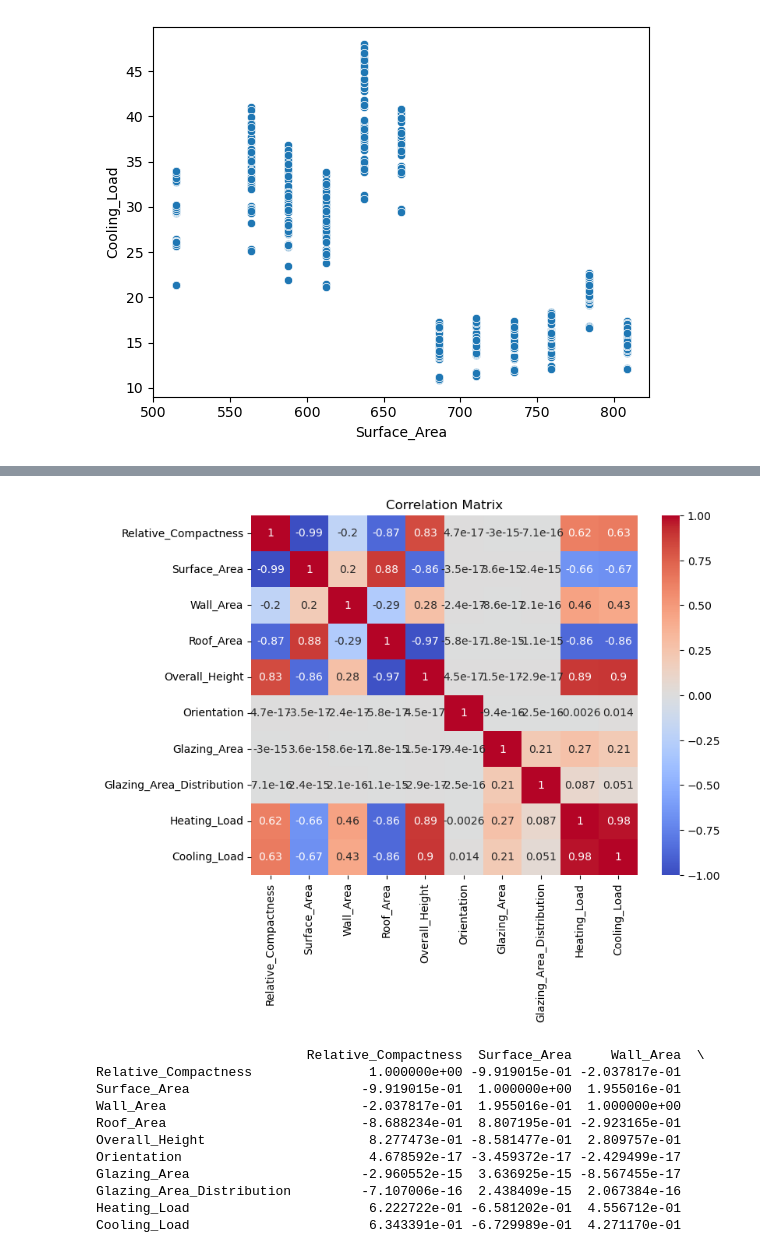
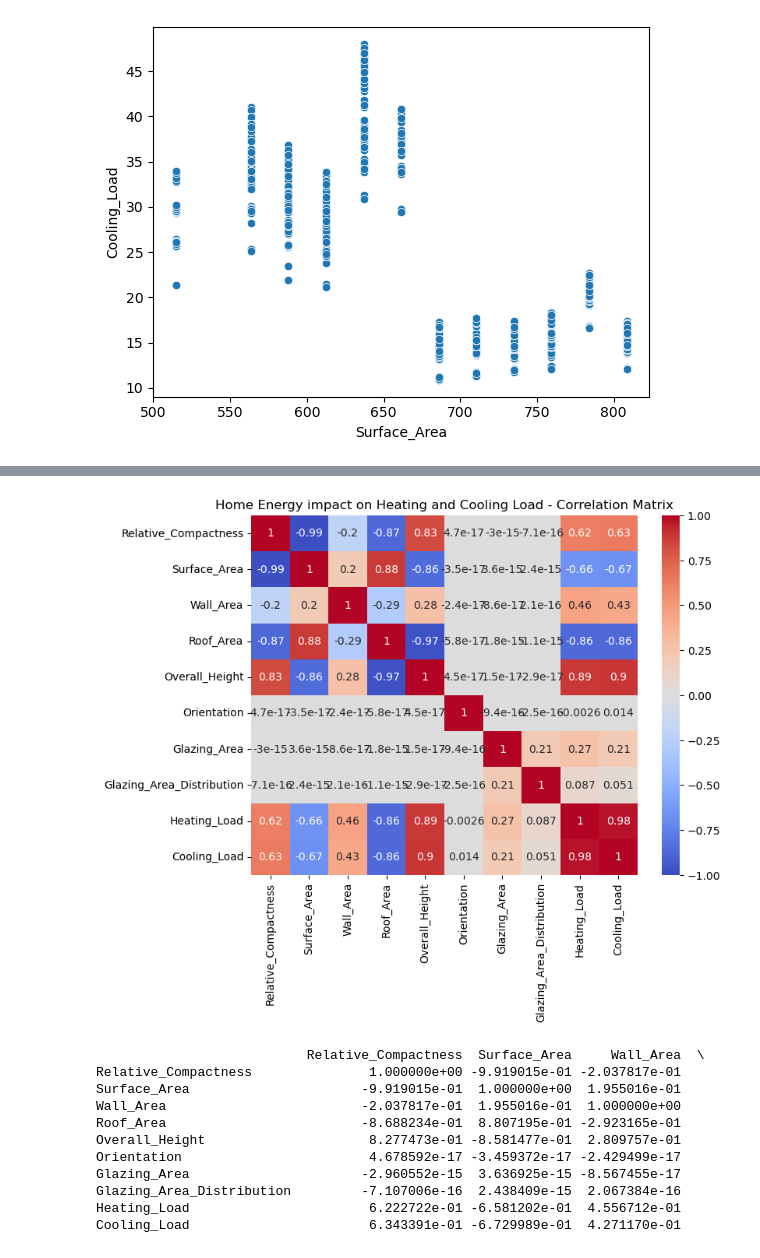
Before and after one commit to nonlinearcreative/Capstone_Energy_Efficiency, a Jupyter notebook: Energy Efficiency of Residential Buildings - Capstone.ipynb, the cells around one changed output, grey strips where cells are left out. Saved outputs shown, nothing was run; the diff lists cells and outputs as text; code cells hidden in the pictures.

```diff
--- a/Energy Efficiency of Residential Buildings - Capstone.ipynb
+++ b/Energy Efficiency of Residential Buildings - Capstone.ipynb
@@ -82,14 +92,14 @@ plt.show()
 # %%
 #sns.pairplot(df, hue=df["Cooling_Load"])
 #sns.pairplot(df, hue='Cooling_Load', markers=["o", "s"], kind='scatter')
-corr_matrix = df.corr().
+corr_matrix = df.corr()
 # %%
 plt.figure(figsize=(8, 6))
 sns.heatmap(corr_matrix, annot=True, cmap='coolwarm', vmin=-1, vmax=1, center=0)
-plt.title('Correlation Matrix')
+plt.title('Home Energy impact on Heating and Cooling Load - Correlation Matrix')
 plt.show()
 # %% [output]
-[figure, old version]
+[figure, new version]
 # %%
 print(corr_matrix)
 # %% [output]
```
Also changed, not shown: parts of 3 cells of this notebook, 1 other file.
